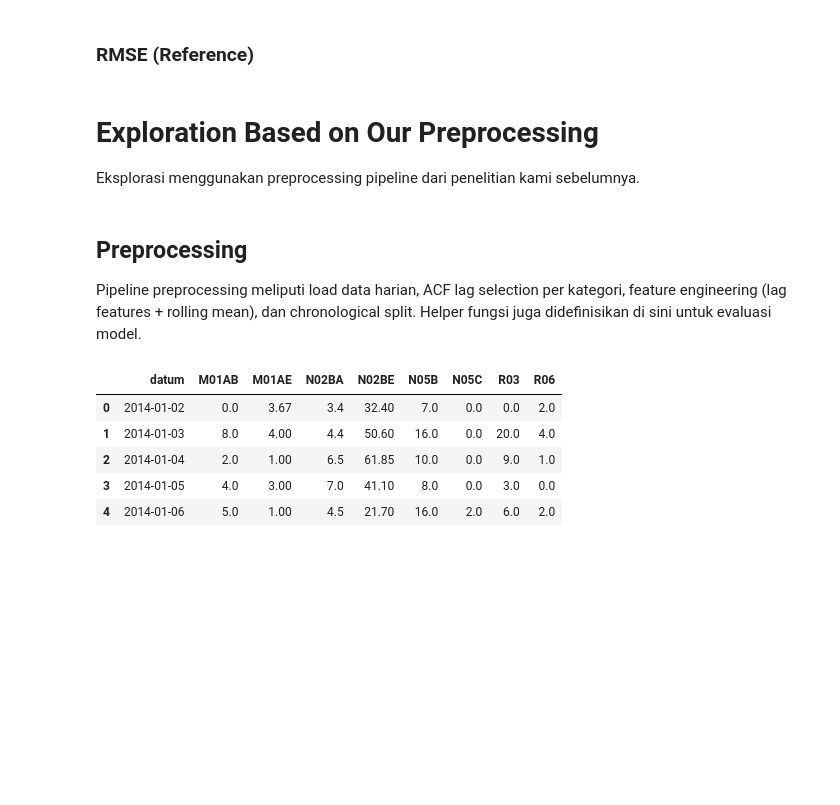
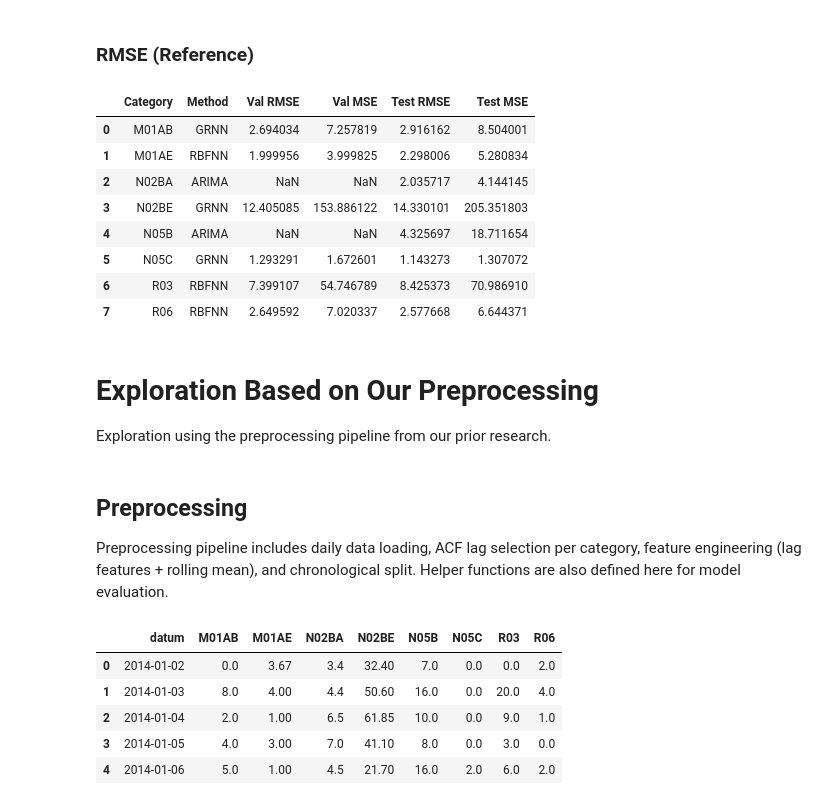
Before and after one commit to wahyuramadhandotcom/A-Hybrid-forecasting-model, a Jupyter notebook: notebooks/rathipriya_pharma_daily.ipynb, the cells around one changed output. Saved outputs shown, nothing was run; the diff lists cells and outputs as text; code cells hidden in the pictures; blank space fills up the shorter version.

Commit message:
Implement code changes to enhance functionality and improve performance

```diff
--- a/notebooks/rathipriya_pharma_daily.ipynb
+++ b/notebooks/rathipriya_pharma_daily.ipynb
@@ -370,11 +435,25 @@ ref_table_rmse
+# %%
+# Best results per category (long format — zero NaN)
+ref_table = ref_best[["Category", "Method", "Val RMSE", "Val MSE", "Test RMSE", "Test MSE"]].reset_index(drop=True)
+ref_table
+# %% [output]
+|  | Category | Method | Val RMSE | Val MSE | Test RMSE | Test MSE |
+| 0 | M01AB | GRNN | 2.694034 | 7.257819 | 2.916162 | 8.504001 |
+| 1 | M01AE | RBFNN | 1.999956 | 3.999825 | 2.298006 | 5.280834 |
+| 2 | N02BA | ARIMA | NaN | NaN | 2.035717 | 4.144145 |
+| 3 | N02BE | GRNN | 12.405085 | 153.886122 | 14.330101 | 205.351803 |
+| 4 | N05B | ARIMA | NaN | NaN | 4.325697 | 18.711654 |
+| 5 | N05C | GRNN | 1.293291 | 1.672601 | 1.143273 | 1.307072 |
+| 6 | R03 | RBFNN | 7.399107 | 54.746789 | 8.425373 | 70.986910 |
+| 7 | R06 | RBFNN | 2.649592 | 7.020337 | 2.577668 | 6.644371 |
 # %% [markdown]
 # Exploration Based on Our Preprocessing
 
-Eksplorasi menggunakan preprocessing pipeline dari penelitian kami sebelumnya.
+Exploration using the preprocessing pipeline from our prior research.
 # %% [markdown]
 ## Preprocessing
 
-Pipeline preprocessing meliputi load data harian, ACF lag selection per kategori, feature engineering (lag features + rolling mean), dan chronological split. Helper fungsi juga didefinisikan di sini untuk evaluasi model.
+Preprocessing pipeline includes daily data loading, ACF lag selection per category, feature engineering (lag features + rolling mean), and chronological split. Helper functions are also defined here for model evaluation.
 # %%
 DATA_PATH = Path("../data/raw/pharma-sales/salesdaily.csv")
 
```
Also changed, not shown: parts of 55 cells of this notebook.
